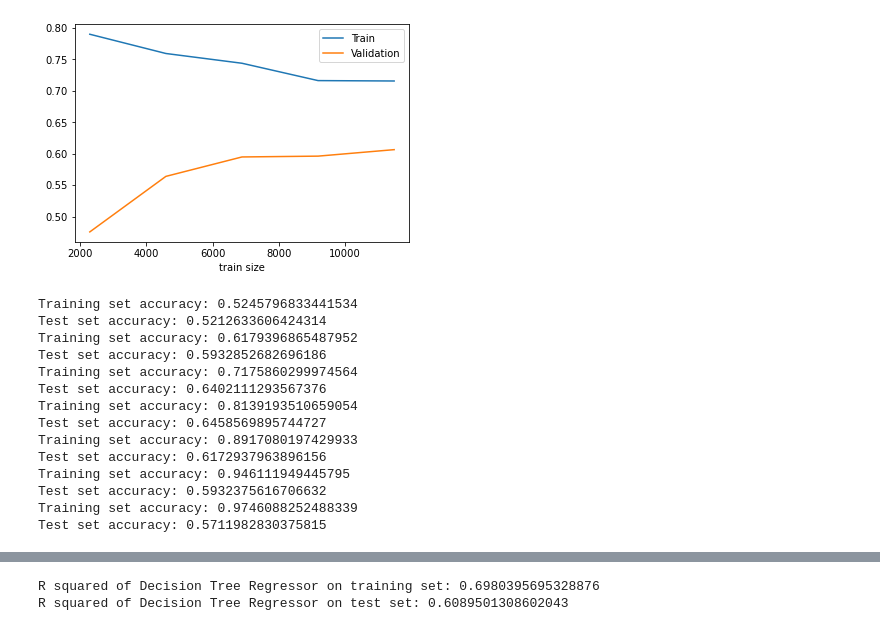
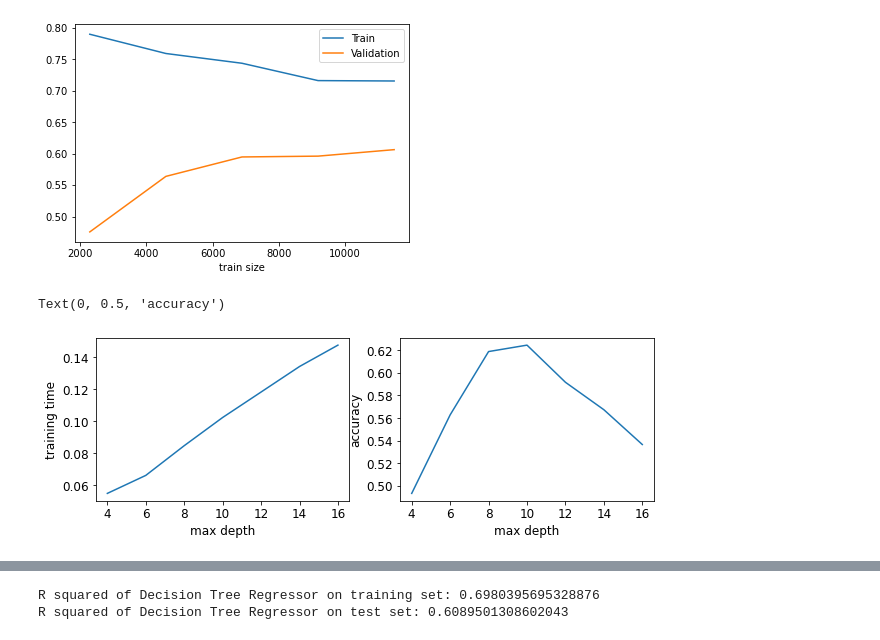
Before and after one commit to lucy-randewich/ML_coursework, a Jupyter notebook: 4-Trees-and-ensembles.ipynb, the cells around one changed output, grey strips where cells are left out. Saved outputs shown, nothing was run; the diff lists cells and outputs as text; code cells hidden in the pictures.

```diff
--- a/4-Trees-and-ensembles.ipynb
+++ b/4-Trees-and-ensembles.ipynb
@@ -100,47 +100,36 @@ Test set accuracy: 0.6313453565472431
 # %%
 # Plot training times and accuracies for max depth values
 
 times = []
 max_depths = [4,6,8,10,12,14,16]
 train_accuracies = []
 test_accuracies = []
 for max_depth in max_depths:
     tree = DecisionTreeRegressor(max_depth=max_depth)
     start = time.time()
     tree.fit(X_train, y_train)
     end = time.time()
     times.append(end-start)
     t1 = tree.score(X_train, y_train)
     t2 = tree.score(X_test, y_test)
     train_accuracies.append(t1)
     test_accuracies.append(t2)
 
-fig, axs = plt.subplots(1, 2, figsize=(9, 3), sharex=True)
+fig, axs = plt.subplots(1, 2, figsize=(10, 3), sharex=True)
+plt.rcParams.update({'font.size': 10})
 
 x = range(len(max_depths))
 axs[0].plot(x, times)
 axs[0].set_xticks(x, max_depths)
 axs[0].set_xlabel('max depth')
 axs[0].set_ylabel('training time')
 axs[1].plot(x, test_accuracies)
 axs[0].set_xticks(x, max_depths)
 axs[1].set_xlabel('max depth')
 axs[1].set_ylabel('accuracy')
 # %% [output]
-Training set accuracy: 0.5245796833441534
-Test set accuracy: 0.5212633606424314
-Training set accuracy: 0.6179396865487952
-Test set accuracy: 0.5932852682696186
-Training set accuracy: 0.7175860299974564
-Test set accuracy: 0.6402111293567376
-Training set accuracy: 0.8139193510659054
-Test set accuracy: 0.6458569895744727
-Training set accuracy: 0.8917080197429933
-Test set accuracy: 0.6172937963896156
-Training set accuracy: 0.946111949445795
-Test set accuracy: 0.5932375616706632
-Training set accuracy: 0.9746088252488339
-Test set accuracy: 0.5711982830375815
+Text(0, 0.5, 'accuracy')
+[figure, added]
 # %%
 # Plot training times and accuracies for criterions
 
```
Also changed, not shown: parts of 3 cells of this notebook, 3 other files.
